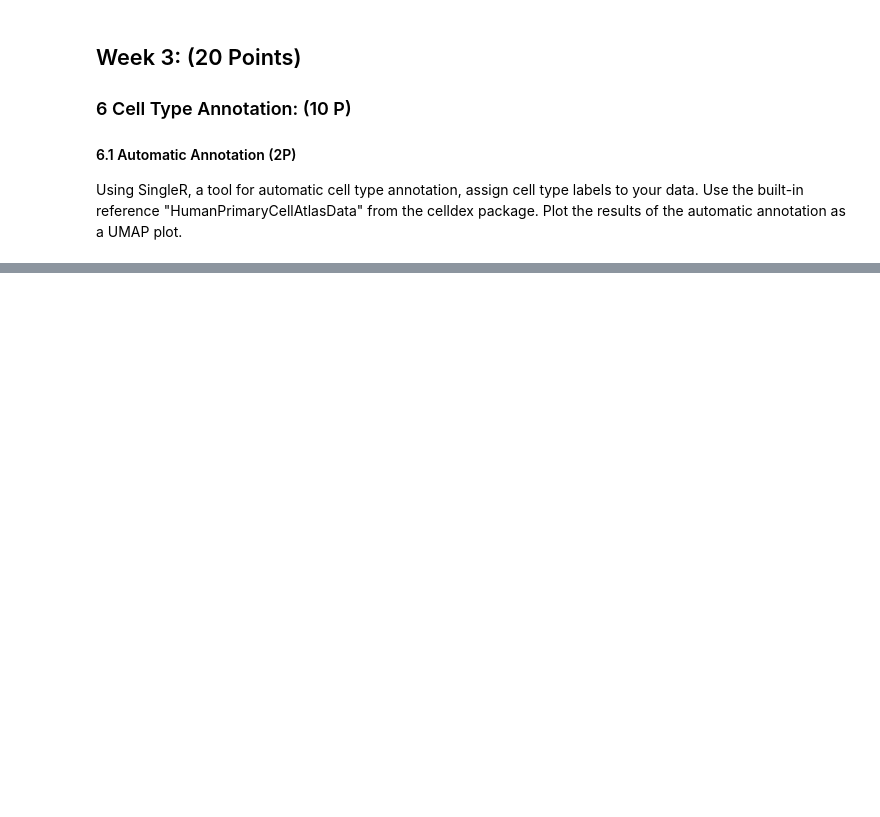
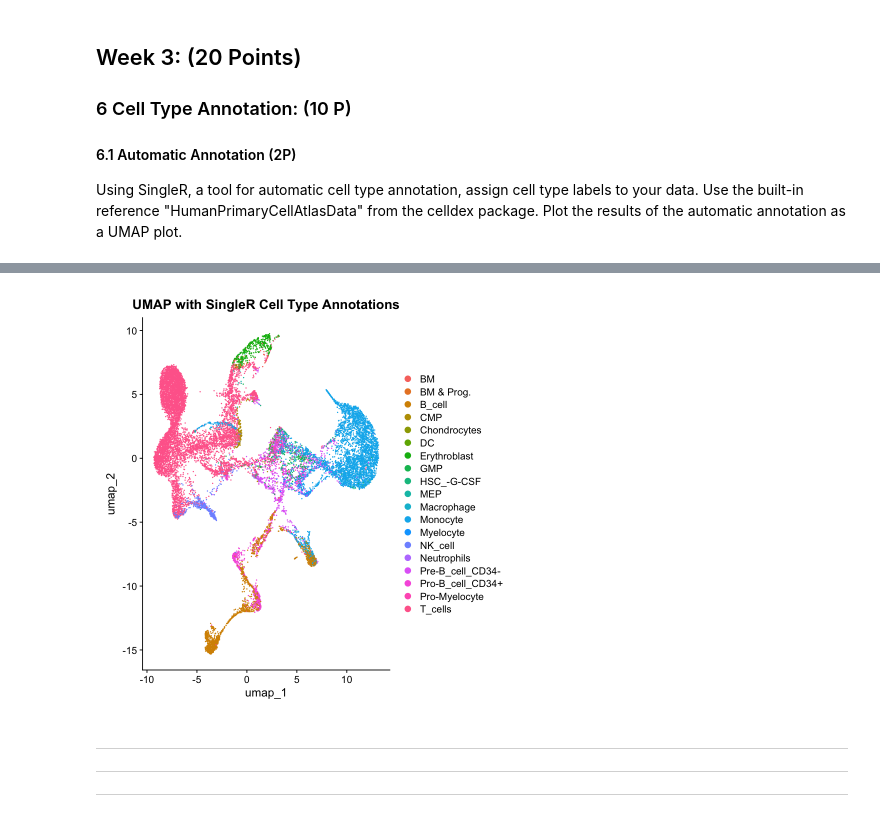
Before and after one commit to mahshid1373/Single_Cell_Project1, a Jupyter notebook: Project1.ipynb, the cells around one changed output, grey strips where cells are left out. Cells and saved outputs as stored; diff of their text form; code cells hidden in the pictures; blank space fills up the shorter version.

```diff
--- a/Project1.ipynb
+++ b/Project1.ipynb
@@ -648,3 +682,16 @@ automatic annotation as a UMAP plot.
 # %%
 # Load HumanPrimaryCellAtlasData reference from celldex
 reference <- celldex::HumanPrimaryCellAtlasData()
+# %%
+# Extract expression data from Seurat object
+extracted_data <- GetAssayData(pca_merg, layer = "data")
+# %%
+# Perform cell type annotation using SingleR
+singleR_results <- SingleR(
+    test = extracted_data,               # Seurat expression matrix
+    ref = reference,                  # Reference dataset
+    labels = reference$label.main     # Main cell type labels
+)
+# %%
+# Add SingleR labels to Seurat metadata
+pca_merg$SingleR.labels <- singleR_results$labels
@@ -650,0 +710,9 @@ reference <- celldex::HumanPrimaryCellAtlasData()
+# %%
+DimPlot(pca_merg, reduction = "umap", group.by = "SingleR.labels") +
+  ggtitle("UMAP with SingleR Cell Type Annotations")
+# %% [output]
+[figure, added]
+# %% [markdown]
+***
+***
+***
```
Also changed, not shown: parts of 11 cells of this notebook.
